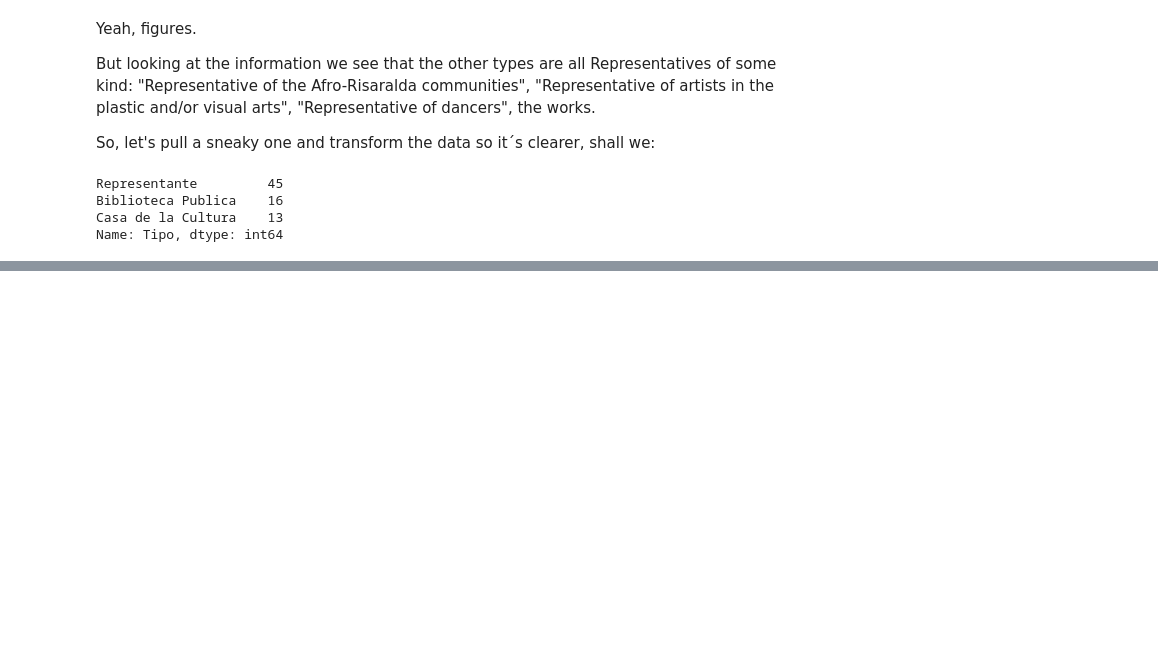
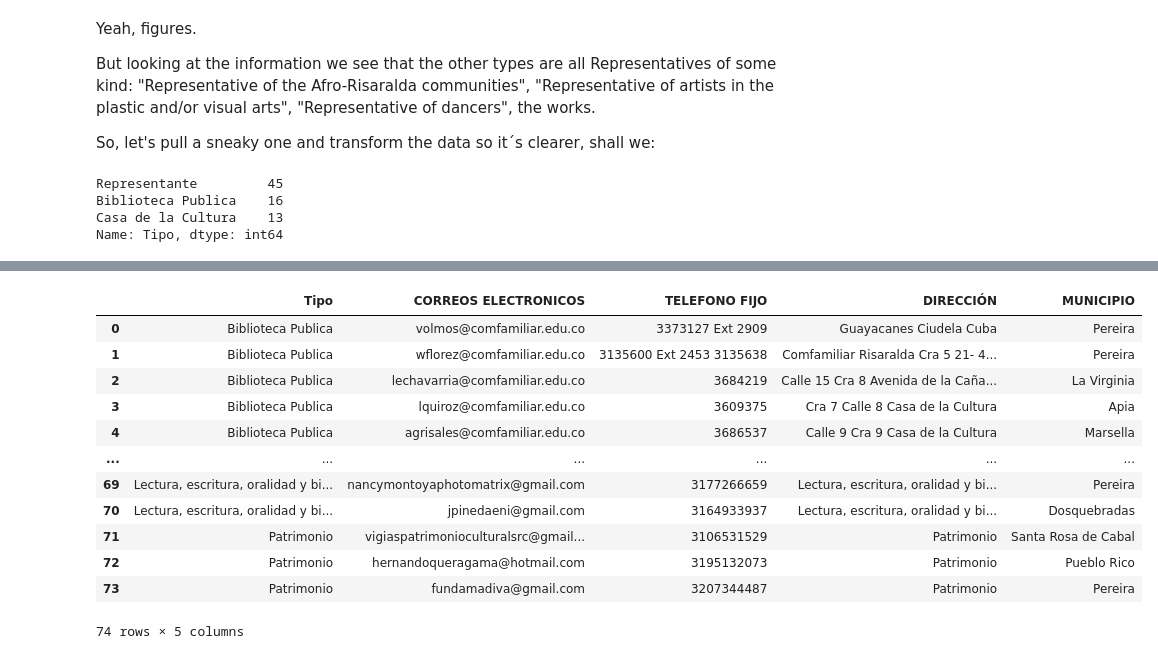
Before and after one commit to JhoaoAle/CultureCenters, a Jupyter notebook: CC_Analysis.ipynb, the cells around one changed output, grey strips where cells are left out. Drawn from its saved outputs; the diff is of its cells as text; code cells hidden in the pictures; blank space fills up the shorter version.

```diff
--- a/CC_Analysis.ipynb
+++ b/CC_Analysis.ipynb
@@ -244,0 +330,17 @@ Much better
+# %%
+df1 = df1.drop('DIRECTOR/A', axis=1)
+df1
+# %% [output]
+|  | Tipo | CORREOS ELECTRONICOS | TELEFONO FIJO | DIRECCIÓN | MUNICIPIO |
+| 0 | Biblioteca Publica | volmos@comfamiliar.edu.co | 3373127 Ext 2909 | Guayacanes Ciudela Cuba | Pereira |
+| 1 | Biblioteca Publica | wflorez@comfamiliar.edu.co | 3135600 Ext 2453 3135638 | Comfamiliar Risaralda Cra 5 21- 4... | Pereira |
+| 2 | Biblioteca Publica | lechavarria@comfamiliar.edu.co | 3684219 | Calle 15 Cra 8 Avenida de la Caña... | La Virginia |
+| 3 | Biblioteca Publica | lquiroz@comfamiliar.edu.co | 3609375 | Cra 7 Calle 8 Casa de la Cultura | Apia |
+| 4 | Biblioteca Publica | agrisales@comfamiliar.edu.co | 3686537 | Calle 9 Cra 9 Casa de la Cultura | Marsella |
+| ... | ... | ... | ... | ... | ... |
+| 69 | Lectura, escritura, oralidad y bi... | nancymontoyaphotomatrix@gmail.com | 3177266659 | Lectura, escritura, oralidad y bi... | Pereira |
+| 70 | Lectura, escritura, oralidad y bi... | jpinedaeni@gmail.com | 3164933937 | Lectura, escritura, oralidad y bi... | Dosquebradas |
+| 71 | Patrimonio | vigiaspatrimonioculturalsrc@gmail... | 3106531529 | Patrimonio | Santa Rosa de Cabal |
+| 72 | Patrimonio | hernandoqueragama@hotmail.com | 3195132073 | Patrimonio | Pueblo Rico |
+| 73 | Patrimonio | fundamadiva@gmail.com | 3207344487 | Patrimonio | Pereira |
+74 rows × 5 columns
```
Also changed, not shown: parts of 13 cells of this notebook.
